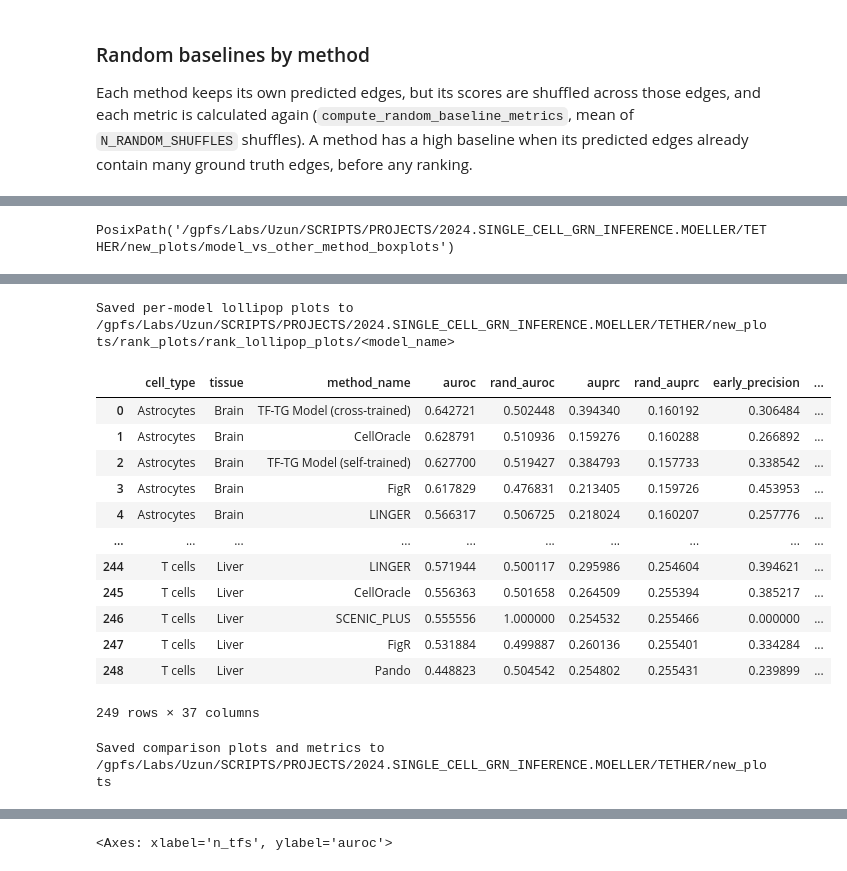
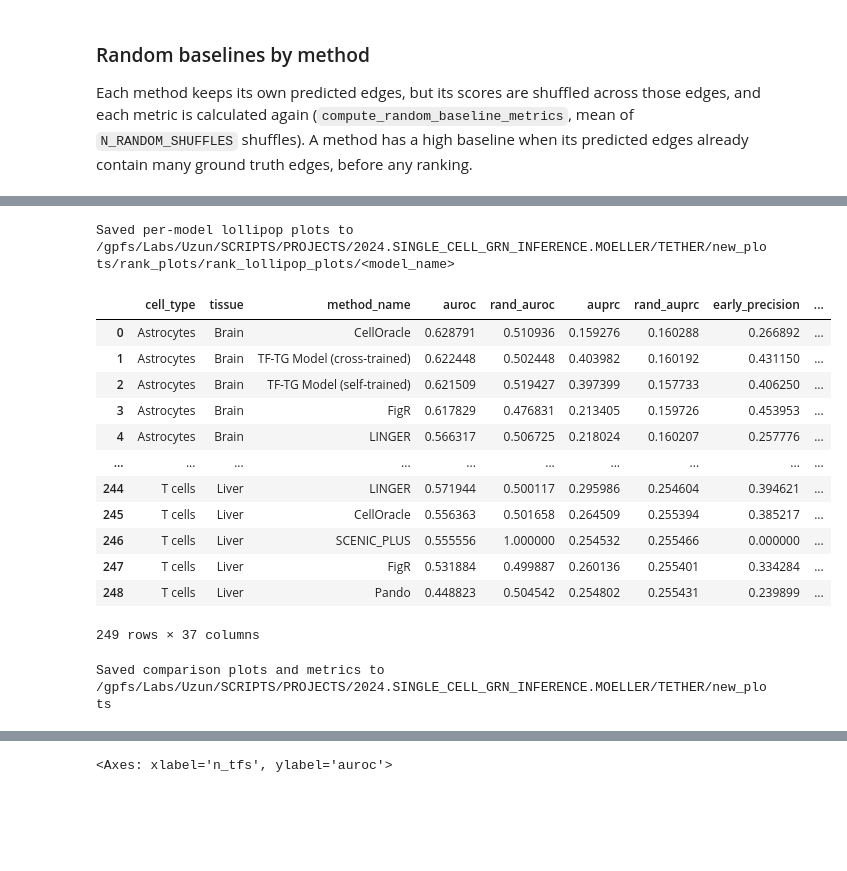
Before and after one commit to emoeller80281/Custom_GRN_Inference, a Jupyter notebook: TETHER/scripts/model_evaluation/celltype_model_evaluation.ipynb, the cells around one changed output, grey strips where cells are left out. Cells and saved outputs as stored; diff of their text form; code cells hidden in the pictures; blank space fills up the shorter version.

```diff
--- a/TETHER/scripts/model_evaluation/celltype_model_evaluation.ipynb
+++ b/TETHER/scripts/model_evaluation/celltype_model_evaluation.ipynb
@@ -38,10 +38,12 @@ backend_inline.set_matplotlib_formats('svg')
 
 cell_type = "mm10"
 
-tf_dna_input_cache_dir = CACHED_DATA_DIR / cell_type / "tf_dna_cache"
+tf_dna_input_cache_dir = CACHED_DATA_DIR / cell_type / "tf_dna_cache_site_merged_overlap_filtered"
 
 # tf_dna_model_path = PROJECT_DIR / "checkpoints" / "new_tf_dna_models" / "mm10_3831017_epoch_12.ckpt"
-tf_dna_model_path = PROJECT_DIR / "checkpoints" / "tf_dna_mm10_3925194" / "epoch_21.ckpt"
+# tf_dna_model_path = PROJECT_DIR / "checkpoints" / "tf_dna_mm10_3925194" / "epoch_21.ckpt"
+tf_dna_model_path = PROJECT_DIR / "checkpoints" / "tf_dna_mm10_3928135" / "epoch_19.ckpt"
+
 
 # Previous models
 # model_run_dict = {
@@ -53,14 +55,24 @@ tf_dna_model_path = PROJECT_DIR / "checkpoints" / "tf_dna_mm10_3925194" / "epoch
 #     "no_hsc": "celltype_joint_3899211_20261002_143015_907548"
 # }
 
-# New models
+# 2026-10-22 models (TF-DNA mm10_3925194_epoch_21)
+# model_run_dict = {
+#     "no_liver": "celltype_joint_3926071_20261022_211905_753626",
+#     "no_mesc": "celltype_joint_3926072_20261022_211905_753629",
+#     "no_brain": "celltype_joint_3926073_20261022_211905_757179",
+#     "no_skin": "celltype_joint_3926074_20261022_211905_757180",
+#     "no_kidney": "celltype_joint_3926075_20261022_211905_757182",
+#     "no_hsc": "celltype_joint_3926076_20261022_211905_757180"
+# }
+
+# New models (TF-DNA mm10_3928135_epoch_19, 2026-10-27)
 model_run_dict = {
-    "no_liver": "celltype_joint_3926071_20261022_211905_753626",
-    "no_mesc": "celltype_joint_3926072_20261022_211905_753629",
-    "no_brain": "celltype_joint_3926073_20261022_211905_757179",
-    "no_skin": "celltype_joint_3926074_20261022_211905_757180",
-    "no_kidney": "celltype_joint_3926075_20261022_211905_757182",
-    "no_hsc": "celltype_joint_3926076_20261022_211905_757180"
+    "no_liver": "celltype_joint_3928252_20261027_091709_401473",
+    "no_mesc": "celltype_joint_3928253_20261027_091709_401477",
+    "no_brain": "celltype_joint_3928254_20261027_091709_401473",
+    "no_skin": "celltype_joint_3928255_20261027_091709_401472",
+    "no_kidney": "celltype_joint_3928256_20261027_091709_395417",
+    "no_hsc": "celltype_joint_3928257_20261027_091709_395418"
 }
 
 SELF_MODEL_METHOD = "TF-TG Model (self-trained)"
@@ -1111,6 +1210,7 @@ def compute_metrics(
     # ------------------------------------------------------------------
     if top_k_edges is not None:
         top_k = min(top_k_edges, n_edges)
+        top_fraction = _safe_divide(top_k, n_edges)
     else:
         top_k = min(n_edges, max(1, int(round(top_fraction * n_edges))))
     top_df = df.head(top_k)
@@ -2105,5 +2082 @@ Median difference from the median baseline of all methods on the same (sample, c
 [drawing not drawn]
-# %%
-method_comparison_boxplot_dir
-# %% [output]
-PosixPath('/gpfs/Labs/Uzun/SCRIPTS/PROJECTS/2024.SINGLE_CELL_GRN_INFERENCE.MOELLER/TETHER/new_plots/model_vs_other_method_boxplots')
@@ -2450,41 +2404,36 @@ for metric_name in ("auroc", "auprc"):
 
 all_comparison_figures["rank_summary"] = rank_summary
 
 # Each model on its own, against the other methods on the same (sample, cell type) pairs
 model_rank_summary = {}
 for model_name in model_run_dict:
     model_comparison_df = summarize_by_cell_type(metrics_for_model(model_name))
     model_lollipop_dir = rank_lollipop_dir / model_name
     model_lollipop_dir.mkdir(parents=True, exist_ok=True)
     for metric_name in ("auroc", "auprc"):
         _, model_average_rank = average_method_rank(model_comparison_df, metric_name)
         fig_rank, _ = plot_rank_lollipop(model_average_rank, metric_name, title_suffix_str=f"\n({model_name})")
         fig_rank.savefig(
             model_lollipop_dir / f"average_{metric_name}_rank_lollipop.png",
             dpi=300, bbox_inches="tight", facecolor="white",
         )
         plt.close(fig_rank)
         model_rank_summary[(model_name, metric_name)] = model_average_rank
 print(f"Saved per-model lollipop plots to {rank_lollipop_dir}/<model_name>")
 comparison_metric_df.to_csv(
     comparison_plot_dir / "comparison_metrics_by_cell_type.csv", index=False,
 )
-display(
-    comparison_metric_df.sort_values(
-        ["cell_type", "auroc"], ascending=[True, False],
-    ).reset_index(drop=True)
-)
 print(f"Saved comparison plots and metrics to {comparison_plot_dir}")
 # %% [output]
 [drawing not drawn]
 [drawing not drawn]
 [drawing not drawn]
 [drawing not drawn]
 Saved per-model lollipop plots to /gpfs/Labs/Uzun/SCRIPTS/PROJECTS/2024.SINGLE_CELL_GRN_INFERENCE.MOELLER/TETHER/new_plots/rank_plots/rank_lollipop_plots/<model_name>
 |  | cell_type | tissue | method_name | auroc | rand_auroc | auprc | rand_auprc | early_precision | ... |
-| 0 | Astrocytes | Brain | TF-TG Model (cross-trained) | 0.642721 | 0.502448 | 0.394340 | 0.160192 | 0.306484 | ... |
-| 1 | Astrocytes | Brain | CellOracle | 0.628791 | 0.510936 | 0.159276 | 0.160288 | 0.266892 | ... |
-| 2 | Astrocytes | Brain | TF-TG Model (self-trained) | 0.627700 | 0.519427 | 0.384793 | 0.157733 | 0.338542 | ... |
+| 0 | Astrocytes | Brain | CellOracle | 0.628791 | 0.510936 | 0.159276 | 0.160288 | 0.266892 | ... |
+| 1 | Astrocytes | Brain | TF-TG Model (cross-trained) | 0.622448 | 0.502448 | 0.403982 | 0.160192 | 0.431150 | ... |
+| 2 | Astrocytes | Brain | TF-TG Model (self-trained) | 0.621509 | 0.519427 | 0.397399 | 0.157733 | 0.406250 | ... |
 | 3 | Astrocytes | Brain | FigR | 0.617829 | 0.476831 | 0.213405 | 0.159726 | 0.453953 | ... |
 | 4 | Astrocytes | Brain | LINGER | 0.566317 | 0.506725 | 0.218024 | 0.160207 | 0.257776 | ... |
 | ... | ... | ... | ... | ... | ... | ... | ... | ... | ... |
```
Also changed, not shown: parts of 20 cells of this notebook, 6 other files.
